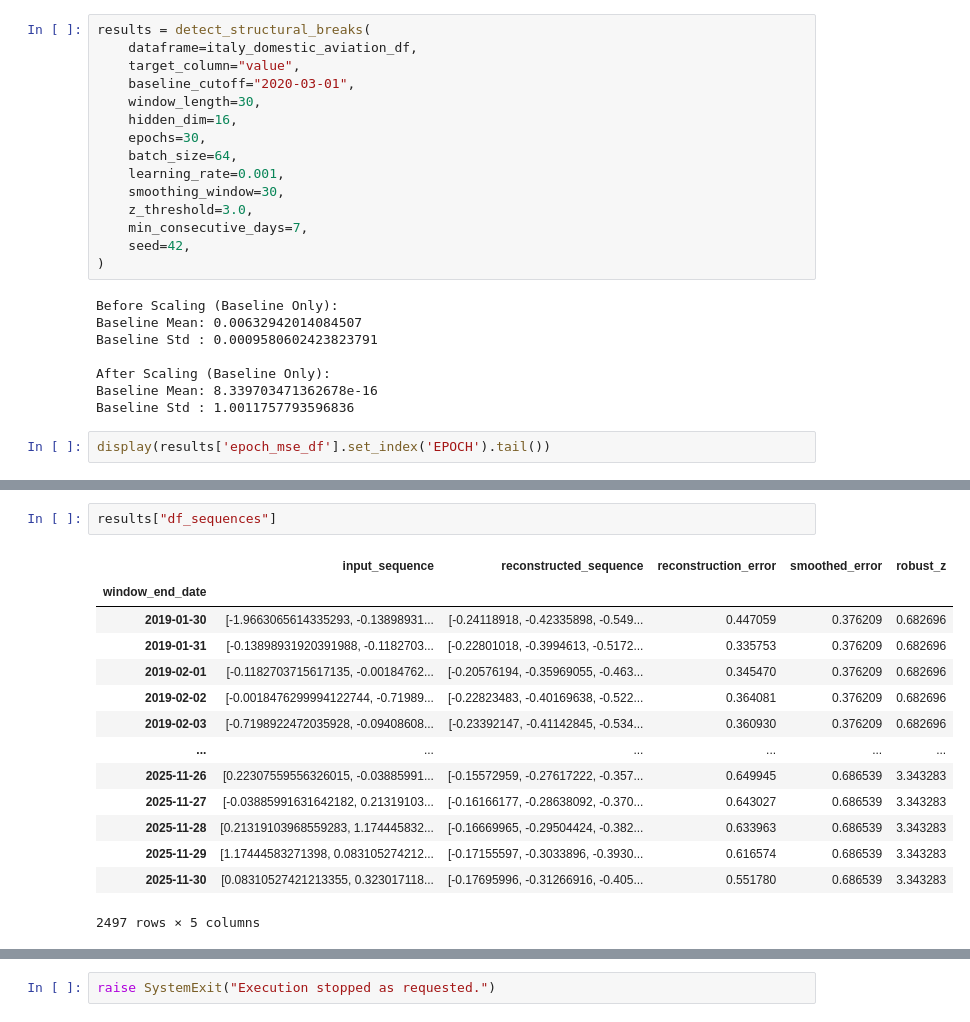
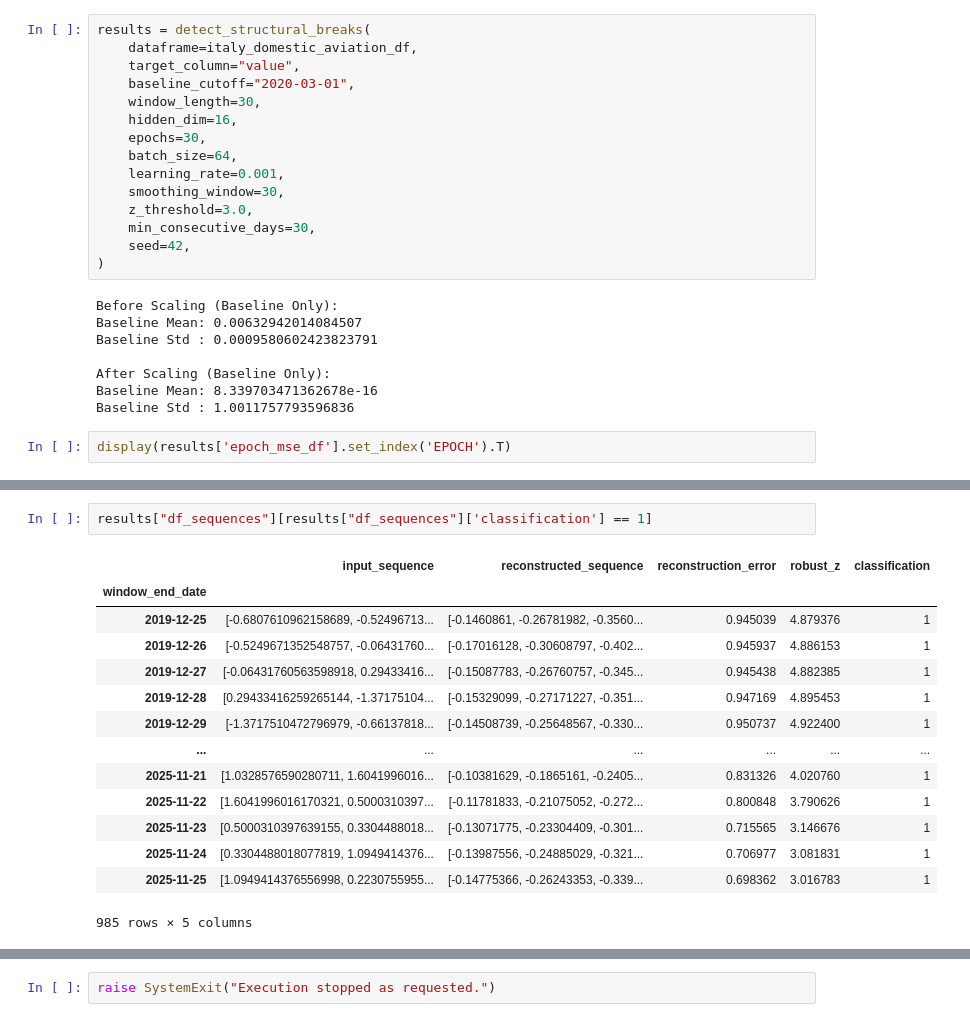
Before and after one commit to thisishasan/data_mining_and_machine_learning, a Jupyter notebook: data_mining_machine_learning.ipynb, the cells around one changed output, grey strips where cells are left out. Saved outputs shown, nothing was run; the diff lists cells and outputs as text.

```diff
--- a/data_mining_machine_learning.ipynb
+++ b/data_mining_machine_learning.ipynb
@@ -1383,7 +1355,7 @@ results = detect_structural_breaks(
     learning_rate=0.001,
     smoothing_window=30,
     z_threshold=3.0,
-    min_consecutive_days=7,
+    min_consecutive_days=30,
     seed=42,
 )
 # %% [output]
@@ -1395,5 +1367,5 @@ After Scaling (Baseline Only):
 Baseline Mean: 8.339703471362678e-16
 Baseline Std : 1.0011757793596836
 # %%
-display(results['epoch_mse_df'].set_index('EPOCH').tail())
+display(results['epoch_mse_df'].set_index('EPOCH').T)
 # %% [output]
@@ -1426,17 +1391,17 @@ Detected break dates:
 # %%
-results["df_sequences"]
+results["df_sequences"][results["df_sequences"]['classification'] == 1]
 # %% [output]
-|  | input_sequence | reconstructed_sequence | reconstruction_error | smoothed_error | robust_z |
+|  | input_sequence | reconstructed_sequence | reconstruction_error | robust_z | classification |
 | window_end_date |  |  |  |  |  |
-| 2019-01-30 | [-1.9663065614335293, -0.13898931... | [-0.24118918, -0.42335898, -0.549... | 0.447059 | 0.376209 | 0.682696 |
-| 2019-01-31 | [-0.13898931920391988, -0.1182703... | [-0.22801018, -0.3994613, -0.5172... | 0.335753 | 0.376209 | 0.682696 |
-| 2019-02-01 | [-0.1182703715617135, -0.00184762... | [-0.20576194, -0.35969055, -0.463... | 0.345470 | 0.376209 | 0.682696 |
-| 2019-02-02 | [-0.0018476299994122744, -0.71989... | [-0.22823483, -0.40169638, -0.522... | 0.364081 | 0.376209 | 0.682696 |
-| 2019-02-03 | [-0.7198922472035928, -0.09408608... | [-0.23392147, -0.41142845, -0.534... | 0.360930 | 0.376209 | 0.682696 |
+| 2019-12-25 | [-0.6807610962158689, -0.52496713... | [-0.1460861, -0.26781982, -0.3560... | 0.945039 | 4.879376 | 1 |
+| 2019-12-26 | [-0.5249671352548757, -0.06431760... | [-0.17016128, -0.30608797, -0.402... | 0.945937 | 4.886153 | 1 |
+| 2019-12-27 | [-0.06431760563598918, 0.29433416... | [-0.15087783, -0.26760757, -0.345... | 0.945438 | 4.882385 | 1 |
+| 2019-12-28 | [0.29433416259265144, -1.37175104... | [-0.15329099, -0.27171227, -0.351... | 0.947169 | 4.895453 | 1 |
+| 2019-12-29 | [-1.3717510472796979, -0.66137818... | [-0.14508739, -0.25648567, -0.330... | 0.950737 | 4.922400 | 1 |
 | ... | ... | ... | ... | ... | ... |
-| 2025-11-26 | [0.22307559556326015, -0.03885991... | [-0.15572959, -0.27617222, -0.357... | 0.649945 | 0.686539 | 3.343283 |
-| 2025-11-27 | [-0.03885991631642182, 0.21319103... | [-0.16166177, -0.28638092, -0.370... | 0.643027 | 0.686539 | 3.343283 |
-| 2025-11-28 | [0.21319103968559283, 1.174445832... | [-0.16669965, -0.29504424, -0.382... | 0.633963 | 0.686539 | 3.343283 |
-| 2025-11-29 | [1.17444583271398, 0.083105274212... | [-0.17155597, -0.3033896, -0.3930... | 0.616574 | 0.686539 | 3.343283 |
-| 2025-11-30 | [0.08310527421213355, 0.323017118... | [-0.17695996, -0.31266916, -0.405... | 0.551780 | 0.686539 | 3.343283 |
+| 2025-11-21 | [1.0328576590280711, 1.6041996016... | [-0.10381629, -0.1865161, -0.2405... | 0.831326 | 4.020760 | 1 |
+| 2025-11-22 | [1.6041996016170321, 0.5000310397... | [-0.11781833, -0.21075052, -0.272... | 0.800848 | 3.790626 | 1 |
+| 2025-11-23 | [0.5000310397639155, 0.3304488018... | [-0.13071775, -0.23304409, -0.301... | 0.715565 | 3.146676 | 1 |
+| 2025-11-24 | [0.3304488018077819, 1.0949414376... | [-0.13987556, -0.24885029, -0.321... | 0.706977 | 3.081831 | 1 |
+| 2025-11-25 | [1.0949414376556998, 0.2230755955... | [-0.14775366, -0.26243353, -0.339... | 0.698362 | 3.016783 | 1 |
-2497 rows × 5 columns
+985 rows × 5 columns
```
Also changed, not shown: parts of 11 cells of this notebook.
